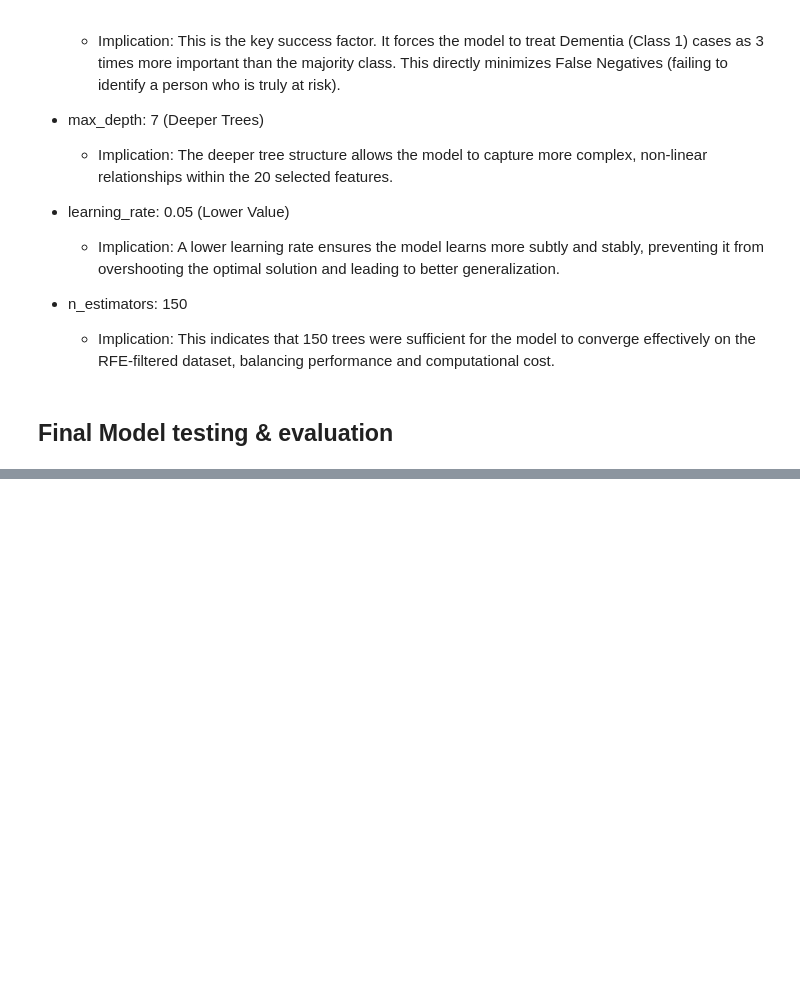
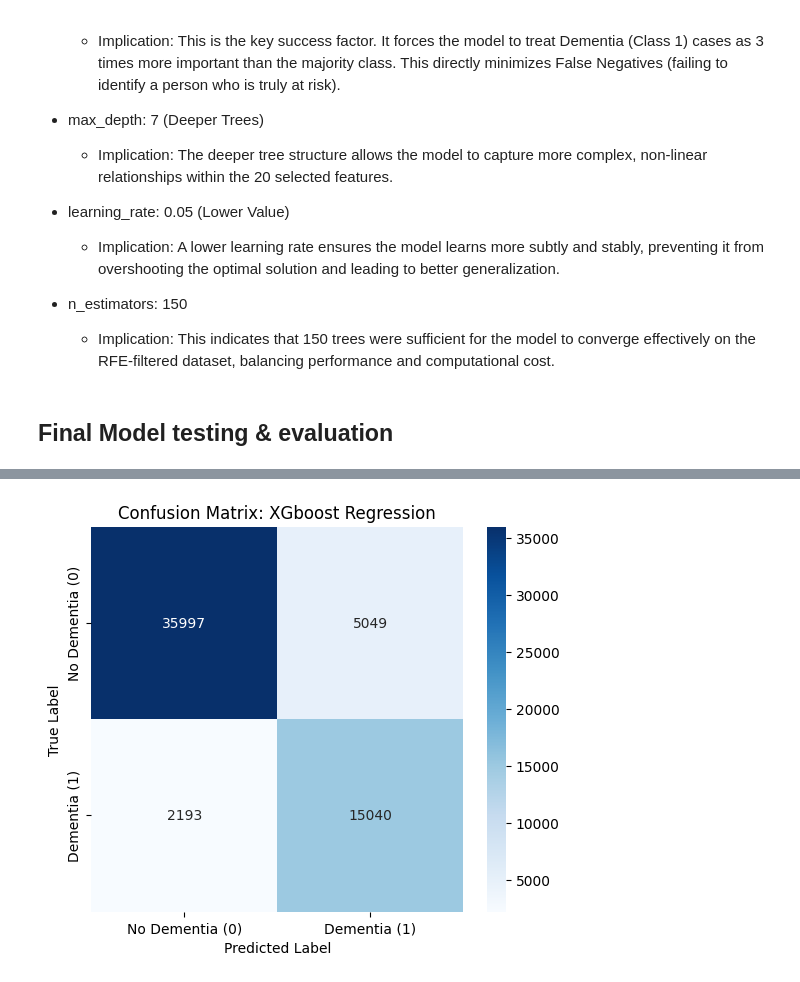
Before and after one commit to Kaveesha-Madhushan17/Model-X-Competition-phase-1, a Jupyter notebook: model_x_dimentia.ipynb, the cells around one changed output, grey strips where cells are left out. Saved outputs shown, nothing was run; the diff lists cells and outputs as text; code cells hidden in the pictures; blank space fills up the shorter version.

Commit message:
final model prediction has done

```diff
--- a/model_x_dimentia.ipynb
+++ b/model_x_dimentia.ipynb
@@ -1530,3 +1541,18 @@ The optimal parameters found by the Grid Search confirm that the model is `aggre
     - Implication: This indicates that 150 trees were sufficient for the model to converge effectively on the RFE-filtered dataset, balancing performance and computational cost.
 # %% [markdown]
 ## Final Model testing & evaluation
+# %%
+# Grid Search best parameters
+best_params = {'gamma': 0.5, 'learning_rate': 0.05, 'max_depth': 7, 'n_estimators': 150, 'scale_pos_weight': 3.0}
+# %%
+final_tuned_xgb = xgb.XGBClassifier(
+    n_estimators=best_params['n_estimators'], max_depth=best_params['max_depth'],
+    learning_rate=best_params['learning_rate'], gamma=best_params['gamma'],
+    scale_pos_weight=best_params['scale_pos_weight'],
+    use_label_encoder=False,
+    eval_metric='logloss',
+    random_state=20
+)
+# %%
+# final training the model
+final_tuned_xgb.fit(X_train_RFE, y_train_adasyn)
@@ -1532,0 +1575,3 @@ The optimal parameters found by the Grid Search confirm that the model is `aggre
+# %%
+xgb_pred_proba_tuned = final_tuned_xgb.predict_proba(X_test_RFE)[:, 1] # Probability (Risk %)
+xgb_pred_tuned = final_tuned_xgb.predict(X_test_RFE) # Label (0 or 1)
@@ -1532,0 +1608,12 @@ The optimal parameters found by the Grid Search confirm that the model is `aggre
+# %%
+cm = confusion_matrix(y_test, xgb_pred_tuned)
+#Visualization of the Confusion Matrix
+plt.figure(figsize=(6, 5))
+sns.heatmap(cm, annot=True, fmt='d', cmap='Blues',
+            xticklabels=['No Dementia (0)', 'Dementia (1)'], yticklabels=['No Dementia (0)', 'Dementia (1)'])
+plt.title('Confusion Matrix: XGboost Regression')
+plt.xlabel('Predicted Label')
+plt.ylabel('True Label')
+plt.show()
+# %% [output]
+[figure, added]
```
Also changed, not shown: parts of 10 cells of this notebook.
